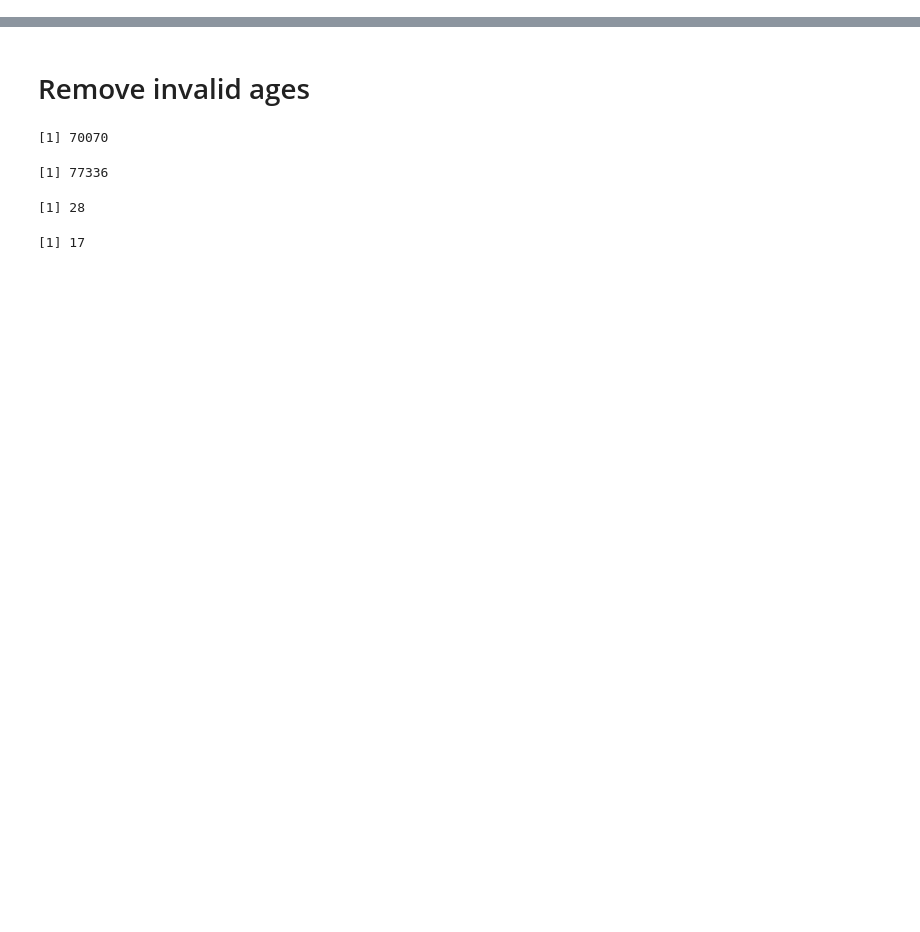
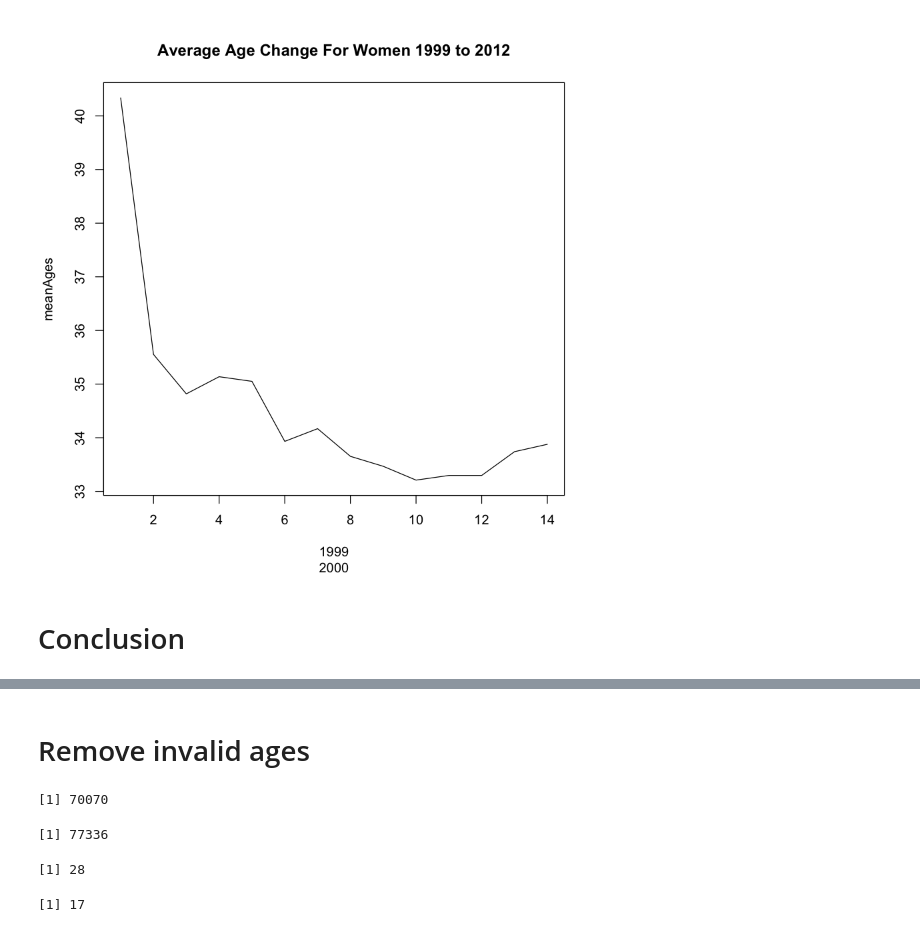
Before and after one commit to kjprice/smu-quantifying-the-world, a Jupyter notebook: CaseStudy2/Cherry_Blossom_Question10_Response.ipynb, the cells around one changed output, grey strips where cells are left out. Drawn from its saved outputs; the diff is of its cells as text; code cells hidden in the pictures; blank space fills up the shorter version.

```diff
--- a/CaseStudy2/Cherry_Blossom_Question10_Response.ipynb
+++ b/CaseStudy2/Cherry_Blossom_Question10_Response.ipynb
@@ -0,0 +82,6 @@
+# %%
+lineChartWomen()
+# %% [output]
+[figure, added]
+# %% [markdown]
+# Conclusion
```
Also changed, not shown: parts of 53 cells of this notebook.
